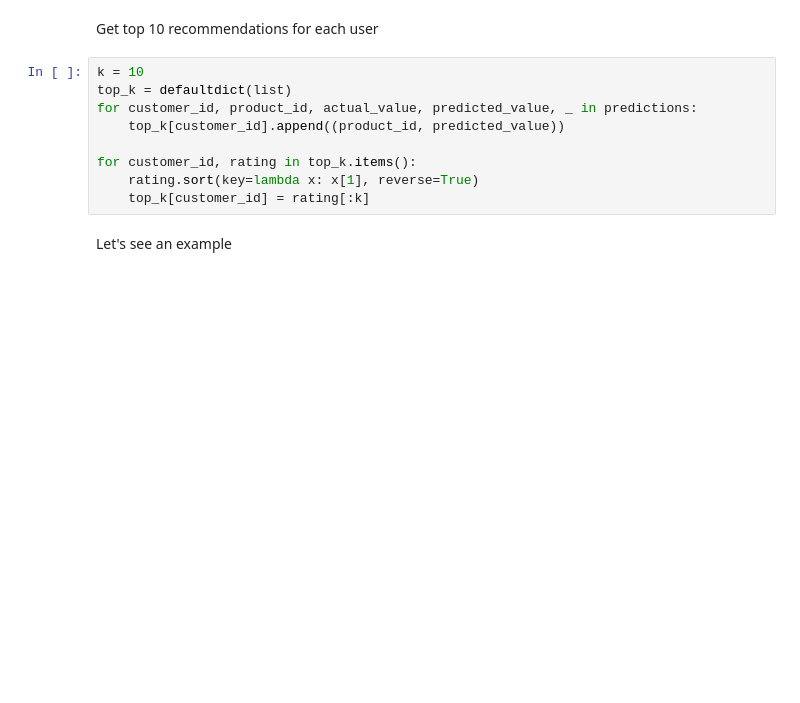
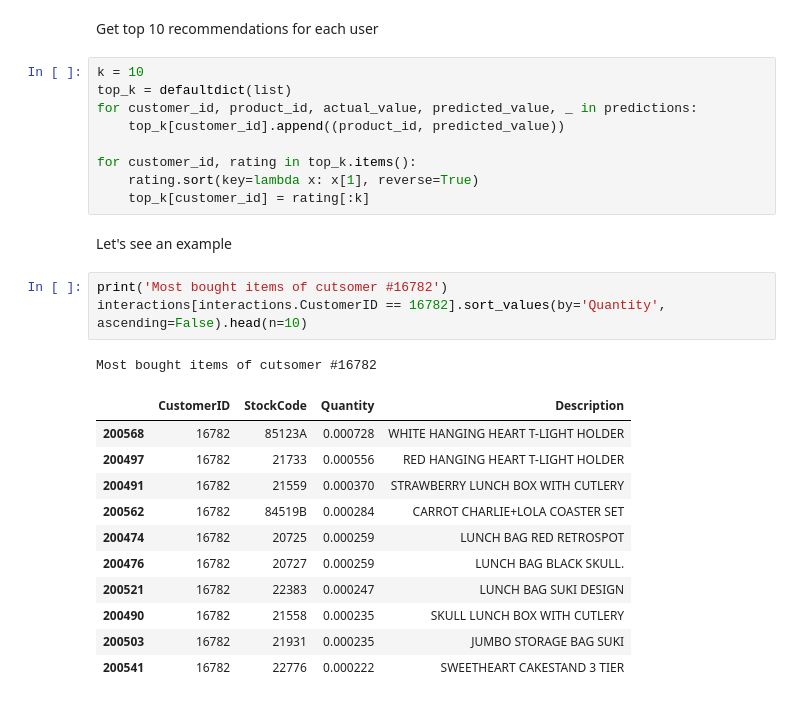
Before and after one commit to romeoc/tales, a Jupyter notebook: ecommerce/giftshop.ipynb, the cells around one changed output. Drawn from its saved outputs; the diff is of its cells as text; blank space fills up the shorter version.

```diff
--- a/ecommerce/giftshop.ipynb
+++ b/ecommerce/giftshop.ipynb
@@ -901,3 +903,19 @@ for customer_id, rating in top_k.items():
     top_k[customer_id] = rating[:k]
 # %% [markdown]
 Let's see an example
+# %%
+print('Most bought items of cutsomer #16782')
+interactions[interactions.CustomerID == 16782].sort_values(by='Quantity', ascending=False).head(n=10)
+# %% [output]
+Most bought items of cutsomer #16782
+|  | CustomerID | StockCode | Quantity | Description |
+| 200568 | 16782 | 85123A | 0.000728 | WHITE HANGING HEART T-LIGHT HOLDER |
+| 200497 | 16782 | 21733 | 0.000556 | RED HANGING HEART T-LIGHT HOLDER |
+| 200491 | 16782 | 21559 | 0.000370 | STRAWBERRY LUNCH BOX WITH CUTLERY |
+| 200562 | 16782 | 84519B | 0.000284 | CARROT CHARLIE+LOLA COASTER SET |
+| 200474 | 16782 | 20725 | 0.000259 | LUNCH BAG RED RETROSPOT |
+| 200476 | 16782 | 20727 | 0.000259 | LUNCH BAG BLACK SKULL. |
+| 200521 | 16782 | 22383 | 0.000247 | LUNCH BAG SUKI DESIGN |
+| 200490 | 16782 | 21558 | 0.000235 | SKULL LUNCH BOX WITH CUTLERY |
+| 200503 | 16782 | 21931 | 0.000235 | JUMBO STORAGE BAG SUKI |
+| 200541 | 16782 | 22776 | 0.000222 | SWEETHEART CAKESTAND 3 TIER |
```
Also changed, not shown: parts of 20 cells of this notebook.
